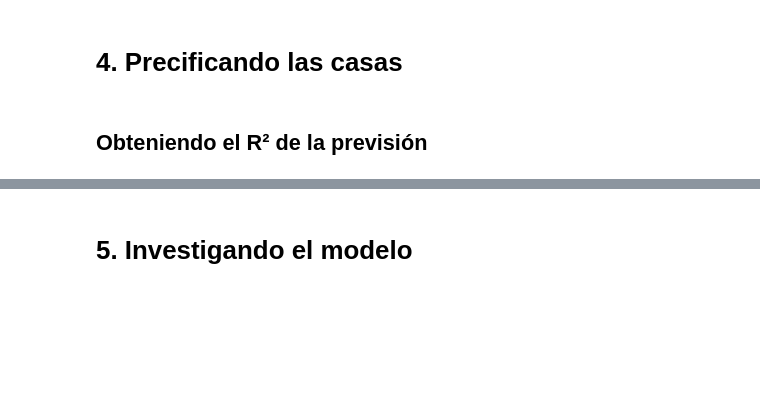
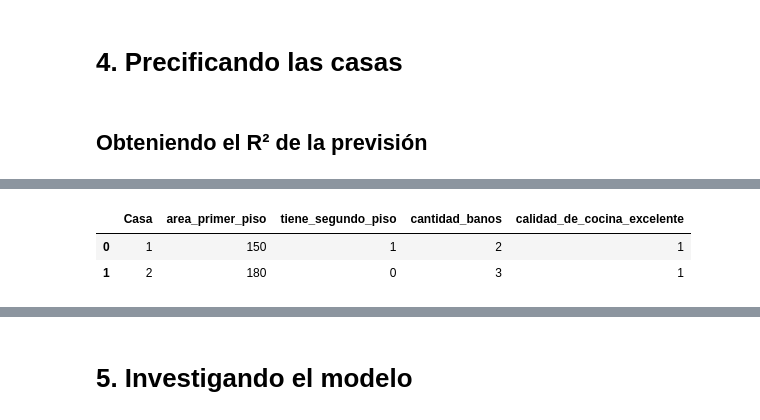
Before and after one commit to Maucho6340/2145-data-science-probando-relaciones-con-regresion-lineal, a Jupyter notebook: precios_de_inmuebles_regresion_lineal.ipynb, the cells around one changed output, grey strips where cells are left out. Drawn from its saved outputs; the diff is of its cells as text; code cells hidden in the pictures; blank space fills up the shorter version.

```diff
--- a/precios_de_inmuebles_regresion_lineal.ipynb
+++ b/precios_de_inmuebles_regresion_lineal.ipynb
@@ -627,3 +668,9 @@ Notes:
 <img src="https://i.imgur.com/i0skFlB.jpeg" width="600"/>
 # %%
 # Leyendo varias casas?
+nuevas_casas = pd.read_csv('nuevas_casas.csv', sep =';')
+nuevas_casas.head(2)
+# %% [output]
+|  | Casa | area_primer_piso | tiene_segundo_piso | cantidad_banos | calidad_de_cocina_excelente |
+| 0 | 1 | 150 | 1 | 2 | 1 |
+| 1 | 2 | 180 | 0 | 3 | 1 |
```
Also changed, not shown: parts of 25 cells of this notebook.
